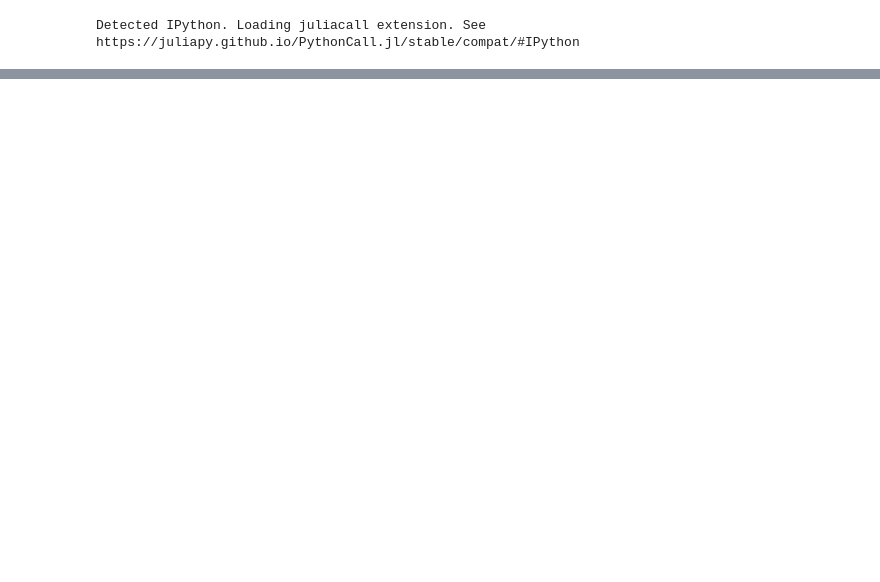
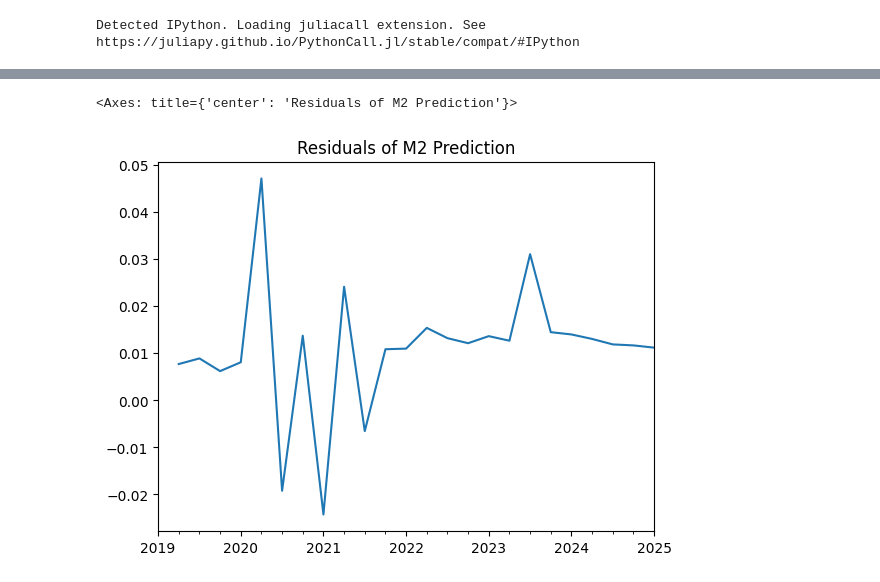
Before and after one commit to GongJr0/MacroSim, a Jupyter notebook: test.ipynb, the cells around one changed output, grey strips where cells are left out. Saved outputs shown, nothing was run; the diff lists cells and outputs as text; code cells hidden in the pictures; blank space fills up the shorter version.

```diff
--- a/test.ipynb
+++ b/test.ipynb
@@ -135,3 +58,6 @@ r2_score(act, preds)
 # %%
 residuals = act - preds
-residuals.plot(title='Residuals of GDP Prediction')
+residuals.plot(title='Residuals of M2 Prediction')
+# %% [output]
+<Axes: title={'center': 'Residuals of M2 Prediction'}>
+[figure, added]
```
Also changed, not shown: parts of 10 cells of this notebook, 9 other files.
